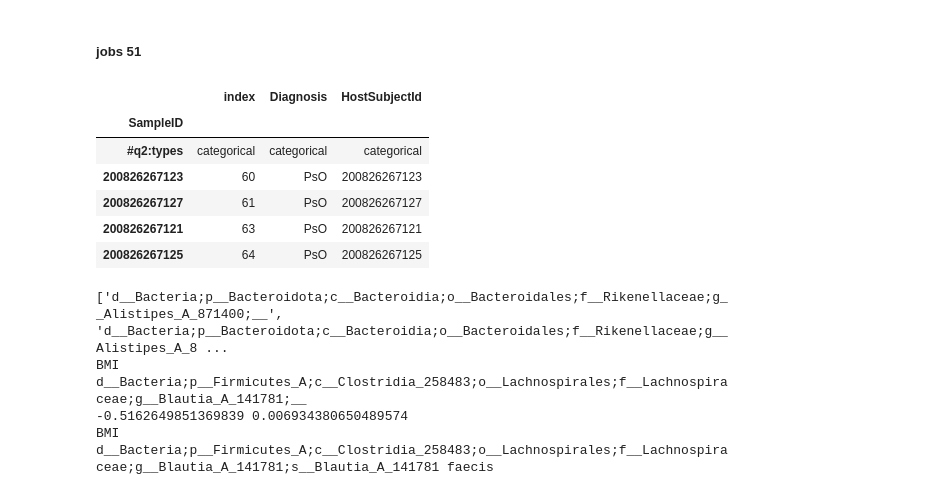
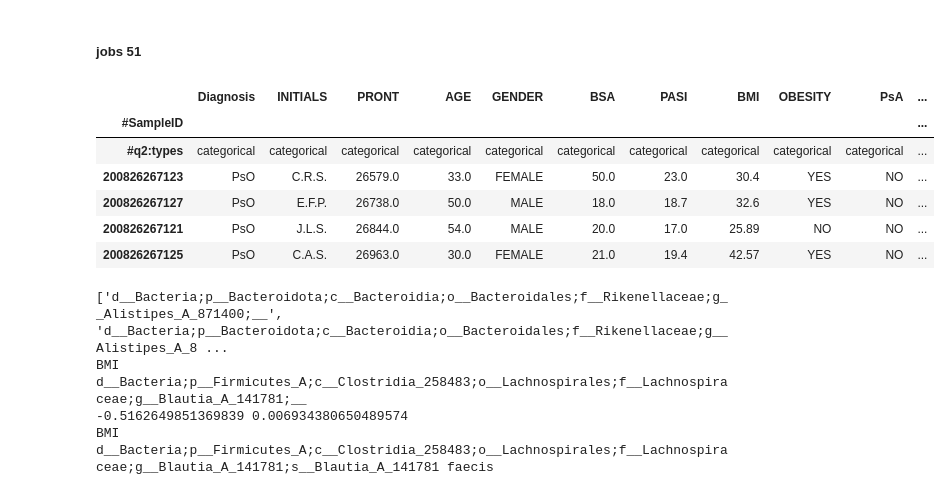
Before and after one commit to kbpi314/ampaim, a Jupyter notebook: code/ampaim_metaanalysis.ipynb, the cells around one changed output. Cells and saved outputs as stored; diff of their text form; code cells hidden in the pictures.

```diff
--- a/code/ampaim_metaanalysis.ipynb
+++ b/code/ampaim_metaanalysis.ipynb
@@ -567,47 +718,66 @@ df.SampleID = df.SampleID.astype(int).astype(str)
 # check
 #df = df[df['Diagnosis'].isin(['HC','PsO and PsA','PsO without PsA'])]
 df = df[df['Diagnosis'].isin(['HC','PsO without PsA', 'PsO and PsA', 'HC first degree relatives'])]
 
 # for now we just want PsO, PsA, and HC without first degree relatives
 df = df.drop_duplicates()
 
 # keep  only PsO without PsA, PsO and PsA, and HC
 df = df[df['Diagnosis'].isin(['PsO without PsA', 'PsO and PsA', 'HC first degree relatives'])]
 
 # rename
 df = df.replace({'PsO without PsA': 'PsO', 'PsO and PsA': 'PsA', 'HC first degree relatives': 'HC'})
 
+# set index
+df = df.set_index('SampleID')
+
+# drop dup for  200826267122
+# this removes the PsA instance because that is below the PsO entry
+df = df[~df.index.duplicated(keep='first')]
+
+# merge with metadata
+df_meta = pd.read_csv(path + 'outputs/jobs51/psopsa_metadata.txt',
+                      sep='\t',
+                      index_col=0)
+
+# format
+df_meta.index.name = 'SampleID'
+df_meta.columns = df_meta.columns.map(lambda x: x.split(':')[0])
+df_meta['BSA'] = df_meta['BSA'].map(lambda x: float(x.split('%')[0]))
+df_meta['BMI'] = df_meta['BMI'].astype(float)
+df_meta.index = df_meta.index.map(lambda x: x.split('A.')[-1])
+
+# merge
+df = pd.concat([df, df_meta],axis=1)
+
 # create host subject ID col
-df['HostSubjectId'] = df['SampleID']
+df['HostSubjectId'] = df.index
 
 # create categorical
 df = df.reset_index()
 df.loc[-1] = ['categorical' for _ in range(len(df.columns))] # adding a row
 df.index = df.index + 1  # shifting index
 df.sort_index(inplace=True)
-df.iloc[0,1] = '#q2:types' # this should be wherever SampleID is
+df.iloc[0,0] = '#q2:types' # this should be wherever SampleID is
+test = df.copy()
 df = df.set_index('SampleID')
-#df.index.name = '#SampleID'
-
-# drop dup for  200826267122
-# this removes the PsA instance because that is below the PsO entry
-df = df[~df.index.duplicated(keep='first')]
+df.index.name = '#SampleID'
 
 # export
 df.to_csv(path + 'outputs/jobs51/qiime_mapping_file.tsv', sep='\t')
 
 # df.Diagnosis.value_counts()
 # df.SampleID.value_counts()
 
 df.head()
 # %% [output]
-|  | index | Diagnosis | HostSubjectId |
-| SampleID |  |  |  |
-| #q2:types | categorical | categorical | categorical |
-| 200826267123 | 60 | PsO | 200826267123 |
-| 200826267127 | 61 | PsO | 200826267127 |
-| 200826267121 | 63 | PsO | 200826267121 |
-| 200826267125 | 64 | PsO | 200826267125 |
+|  | Diagnosis | INITIALS | PRONT | AGE | GENDER | BSA | PASI | BMI | OBESITY | PsA | ... |
+| #SampleID |  |  |  |  |  |  |  |  |  |  | ... |
+| #q2:types | categorical | categorical | categorical | categorical | categorical | categorical | categorical | categorical | categorical | categorical | ... |
+| 200826267123 | PsO | C.R.S. | 26579.0 | 33.0 | FEMALE | 50.0 | 23.0 | 30.4 | YES | NO | ... |
+| 200826267127 | PsO | E.F.P. | 26738.0 | 50.0 | MALE | 18.0 | 18.7 | 32.6 | YES | NO | ... |
+| 200826267121 | PsO | J.L.S. | 26844.0 | 54.0 | MALE | 20.0 | 17.0 | 25.89 | NO | NO | ... |
+| 200826267125 | PsO | C.A.S. | 26963.0 | 30.0 | FEMALE | 21.0 | 19.4 | 42.57 | YES | NO | ... |
 # %%
 # metadata
 df_meta = pd.read_csv(path + 'outputs/jobs51/psopsa_metadata.txt',
```
Also changed, not shown: parts of 23 cells of this notebook, 2 other files.
